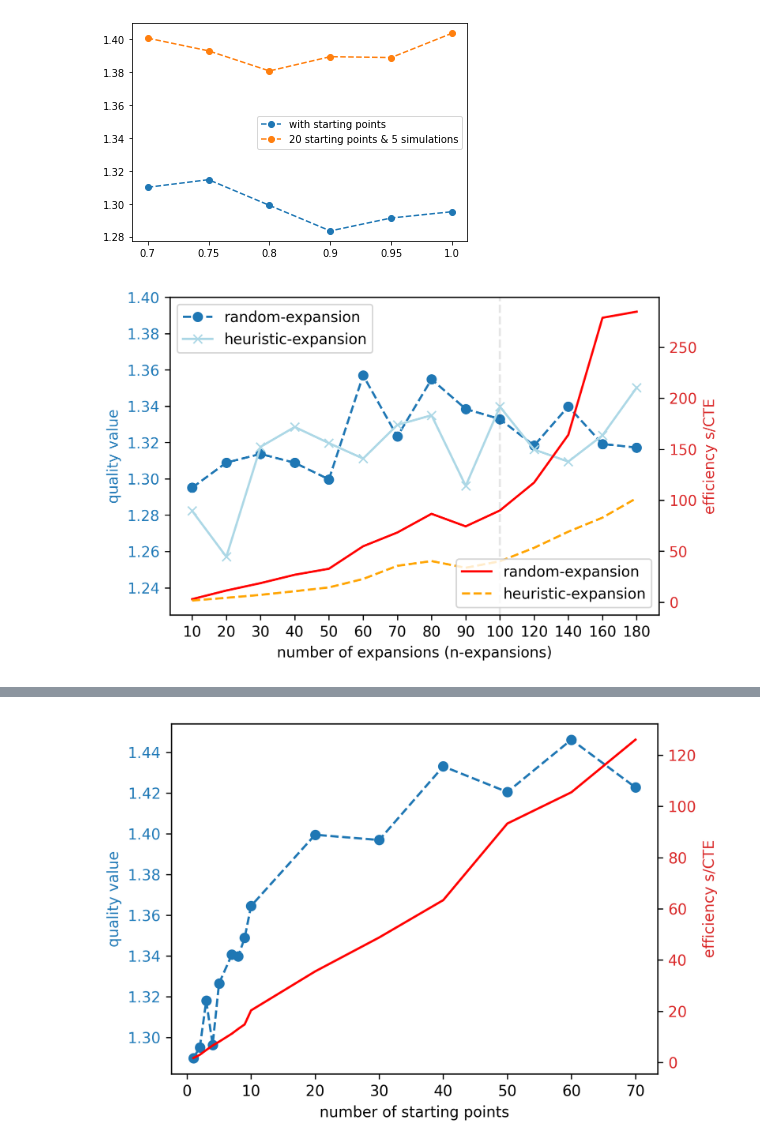
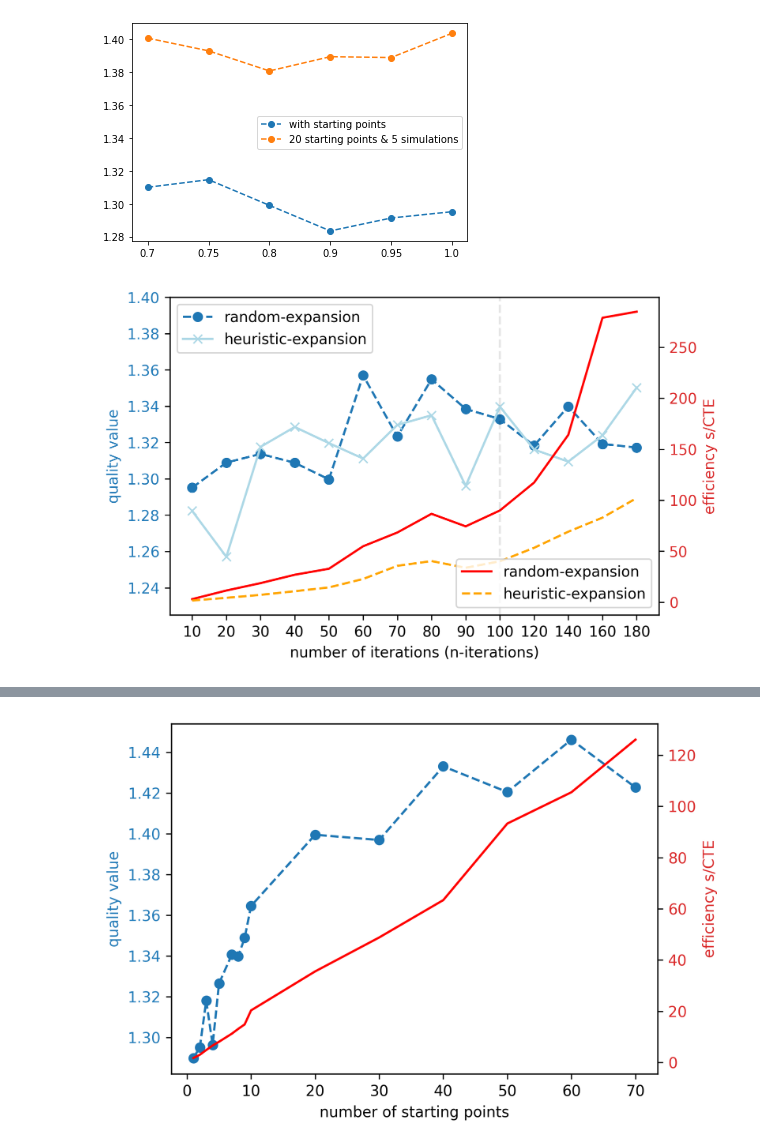
Before and after one commit to janweh/Counterfactual-Trajectory-Explanations-for-Learned-Reward-Functions, a Jupyter notebook: evaluation/anaylse_results/method_ablations_mcts.ipynb, the cells around one changed output, grey strips where cells are left out. Cells and saved outputs as stored; diff of their text form; code cells hidden in the pictures.

```diff
--- a/evaluation/anaylse_results/method_ablations_mcts.ipynb
+++ b/evaluation/anaylse_results/method_ablations_mcts.ipynb
@@ -311,36 +311,36 @@ efficiencies2 = [np.mean(efficiencies[str1+str(i)+str2]) if i!=40 else np.mean(e
 
 # means4 = [means[str1+str(i)+str3] if i!=40 else means['a'+str3] for i in iters_s]
 # stds_iter4 = [stds[str1+str(i)+str3] if i!=40 else stds['a'+str3] for i in iters_s]
 # efficiencies4 = [np.mean(efficiencies[str1+str(i)+str3]) if i!=40 else np.mean(efficiencies['a'+str3]) for i in iters]
 
 indices = range(len(iters))
 fig, ax1 = plt.subplots(dpi=300)
 
 color = "tab:blue"
-ax1.set_xlabel('number of expansions (n-expansions)')
+ax1.set_xlabel('number of iterations (n-iterations)')
 ax1.set_ylabel('quality value', color=color)
 ax1.plot(indices[9:], means1[9:], '--o', color=color, label='random-expansion')
 ax1.plot(indices[9:], means2[9:], '-x', color='lightblue', label='heuristic-expansion')
 ax1.tick_params(axis='y', labelcolor=color)
 
 ax2 = ax1.twinx()
 color = 'tab:red'
 ax2.set_ylabel('efficiency s/CTE', color=color)
 ax2.plot(indices[9:], efficiencies1[9:], 'r-', color='red', label='random-expansion')
 ax2.plot(indices[9:], efficiencies2[9:], 'r--', color='orange', label='heuristic-expansion')
 ax2.tick_params(axis='y', labelcolor=color)
 
 iters_with_gabs = [1,2,3,4,5,6,7,8,9,10, 20, '', 40, '', 60, '', 80, '', 100, '',140,'', 180]
 plt.axvline(x=18, color='k', linestyle='--', alpha=0.1)
 plt.xticks(indices[9:], iters[9:])
 ax1.set_ylim([1.225,1.4])
 ax1.legend(loc='upper left')
 ax2.legend(loc='lower right')
-plt.show()
+plt.savefig('n-simulations.pdf', bbox_inches='tight')
 
 # go for 40
 # %% [output]
-[figure, old version]
+[figure, new version]
 # %%
 n_starts1 = qcs_all[str1+'180']
 n_starts2 = qcs_all[str1+'20']
```
Also changed, not shown: 57 other files.
